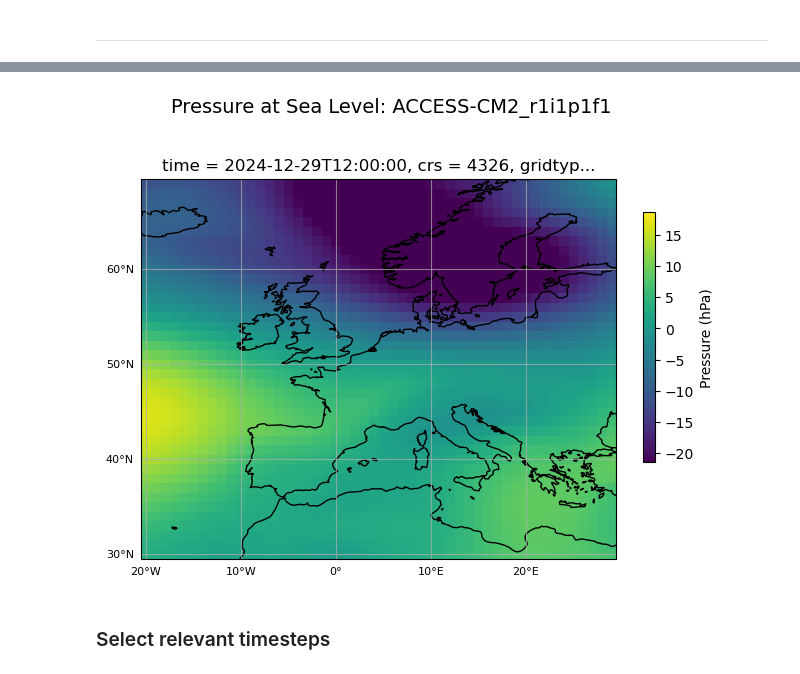
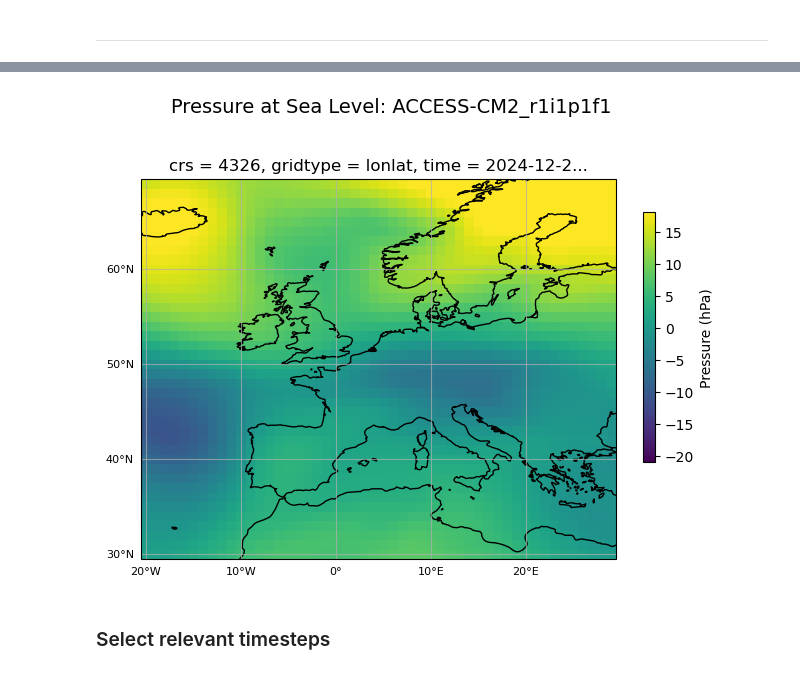
Before and after one commit to O-Nennecke/RL_2026_paper, a Jupyter notebook: PSL_cluster/PSL_cluster.ipynb, the cells around one changed output, grey strips where cells are left out. Saved outputs shown, nothing was run; the diff lists cells and outputs as text; code cells hidden in the pictures.

```diff
--- a/PSL_cluster/PSL_cluster.ipynb
+++ b/PSL_cluster/PSL_cluster.ipynb
@@ -197,0 +199,35 @@ plt.show()
+# %%
+# ensure K is sorted and in a list
+ks = sorted(df_results['k'].unique())
+
+sns.set_style("whitegrid")
+sns.set_context("talk")
+
+fig, (ax1, ax2) = plt.subplots(1, 2, figsize=(14, 6), sharex=True)
+
+# a) Elbow plot
+ax1.plot(df_results['k'], df_results['inertia'], marker='o', linestyle='-', color='C0')
+ax1.set_xlabel("Number of clusters (K)")
+ax1.set_ylabel("Inertia (sum of squared distances)")
+# ax1.set_ylim(0, df_results['inertia'].max() * 1.1)  # extend y-axis a bit
+ax1.set_xticks(ks)                                # label every K
+ax1.grid(True, axis='x', linestyle='--', alpha=0.7)  # vertical grid lines
+ax2.grid(True, axis='y', linestyle='--', alpha=0.7)  # horizontal grid lines
+ax1.text(-0.15, 1.15, "a)", transform=ax1.transAxes,
+         fontweight='bold', va='top')
+
+# b) Silhouette score
+ax2.plot(df_results['k'], df_results['silhouette'], marker='o', linestyle='-', color='C1')
+ax2.set_xlabel("Number of clusters (K)")
+ax2.set_ylabel("Silhouette score")
+# ax2.set_ylim(0, df_results['silhouette'].max() * 1.1)  # extend y-axis a bit
+ax2.set_xticks(ks)                                # label every K
+ax2.grid(True, axis='x', linestyle='--', alpha=0.7)  # vertical grid lines
+ax2.grid(True, axis='y', linestyle='--', alpha=0.7)  # horizontal grid lines
+ax2.text(-0.15, 1.15, "b)", transform=ax2.transAxes,
+         fontweight='bold', va='top')
+
+plt.tight_layout()
+# Save the figure
+plt.savefig('/home/onennecke/Code/Figures/PSL_cluster_elbow_silhouette.png', dpi=300, bbox_inches='tight')
+plt.show()
@@ -775,6 +661,6 @@ array(2, dtype=int32)
 # %%
 # Select a specific ESM run and one time step
-tst = ts_datasets.isel(ESM_run=-1, time=-3)
+tst = ts_datasets.isel(ESM_run=-2, time=-3)
 
 # Compute vmin/vmax as Python floats
 # vmin_da = tst['psl'].min() / 100
@@ -790,34 +676,34 @@ fig, ax = plt.subplots(
     figsize=(6, 5),
     subplot_kw={'projection': ccrs.PlateCarree()}
 )
 
 # Shift longitudes from [0, 360] → [–180, +180], sort, convert units, and load
 new_lon = ((tst.lon + 180) % 360) - 180
 da2 = tst['psl'].assign_coords(lon=new_lon).sortby('lon') / 100
 da2 = da2.load()  # now it’s a NumPy array under the hood
 
 # Plot with plain‐float vmin/vmax
 p = da2.plot(
     ax=ax,
     transform=ccrs.PlateCarree(),
     cmap=cmap_used,
     add_colorbar=False,
     vmin=vmin,
     vmax=vmax
 )
 
 ax.coastlines()
 setup_gridlines(ax, deg=10, alpha=0.7)
 
 # Add colorbar
 cbar_ax = fig.add_axes([0.92, 0.25, 0.02, 0.5])
 plt.colorbar(p, cax=cbar_ax, label='Pressure (hPa)')
 
 fig.suptitle('Pressure at Sea Level: ACCESS-CM2_r1i1p1f1', fontsize=14)
 plt.tight_layout(rect=[0, 0, 0.9, 0.95])
 plt.show()
 # %% [output]
-[figure, old version]
+[figure, new version]
 # %% [markdown]
 ### Select relevant timesteps
 # %%
```
Also changed, not shown: parts of 32 cells of this notebook, 39 other files.
